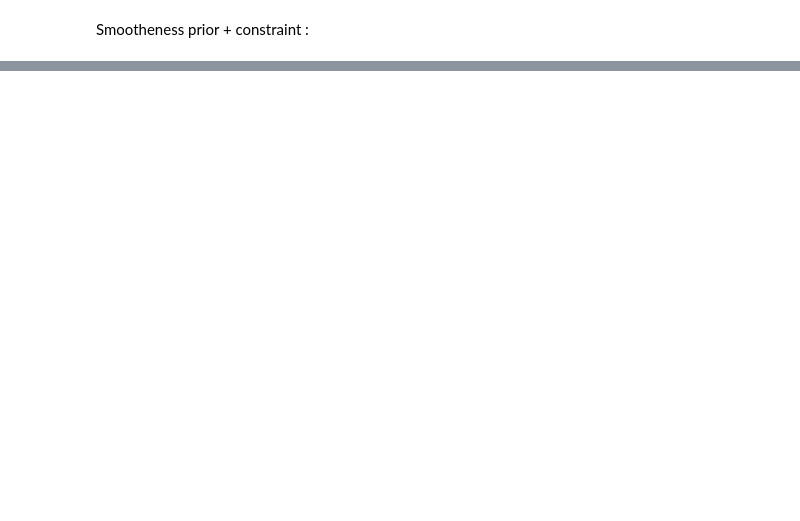
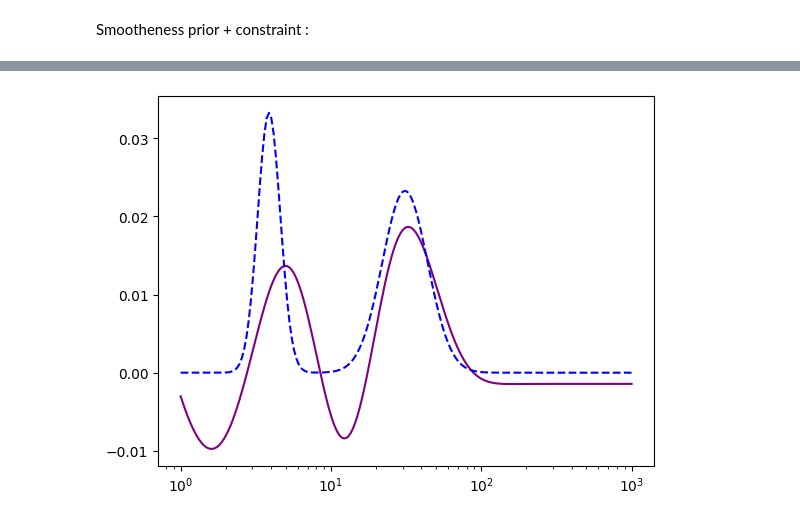
Before and after one commit to agathM/TPLSD, a Jupyter notebook: main.ipynb, the cells around one changed output, grey strips where cells are left out. Drawn from its saved outputs; the diff is of its cells as text; code cells hidden in the pictures; blank space fills up the shorter version.

Commit message:
gradient descent

```diff
--- a/main.ipynb
+++ b/main.ipynb
@@ -177,0 +178,34 @@ fin
+# %%
+D = np.zeros((N-1,N))
+for i in range(N-1):
+    D[i,i] = -1
+    D[i,i+1] = 1
+def grad(x, beta, K, y):
+    return K.T @ (K @ x - y) + beta * D.T @ (D @ x)
+def gradient_descent(K, y, beta, x0, n_iter=200, tol=1e-6, clipping=True):
+    xn = x0.copy()
+    yn = xn
+    gamma = 2 / (np.linalg.norm(K, ord=2)**2 + beta * np.linalg.norm(D, ord=2)**2)
+    lamb = 1.0
+    for n in range(n_iter):
+        grad_xn = grad(xn, beta, K, y)
+        if clipping:
+            yn = xn - gamma * grad_xn
+            xn1 = xn + lamb * (np.clip(yn, 0, 1e3) - xn)
+        else:
+            xn1 = xn - gamma * grad_xn
+        resid = np.linalg.norm(xn1 - xn)
+        if resid < tol:
+            xn = xn1
+            break
+        xn = xn1
+    return xn
+
+x0 = np.zeros(N)
+x_sol = gradient_descent(K, y, beta = 10e-5, x0 = x0, n_iter=20000, tol=1e-6, clipping=True)
+plt.plot(T, x_sol, label='Reconstructed GD', color='purple')
+plt.plot(T, x.x, label='Original', color='blue', linestyle='dashed')
+plt.xscale('log')
+plt.show()
+# %% [output]
+[figure, added]
```
Also changed, not shown: parts of 4 cells of this notebook.
